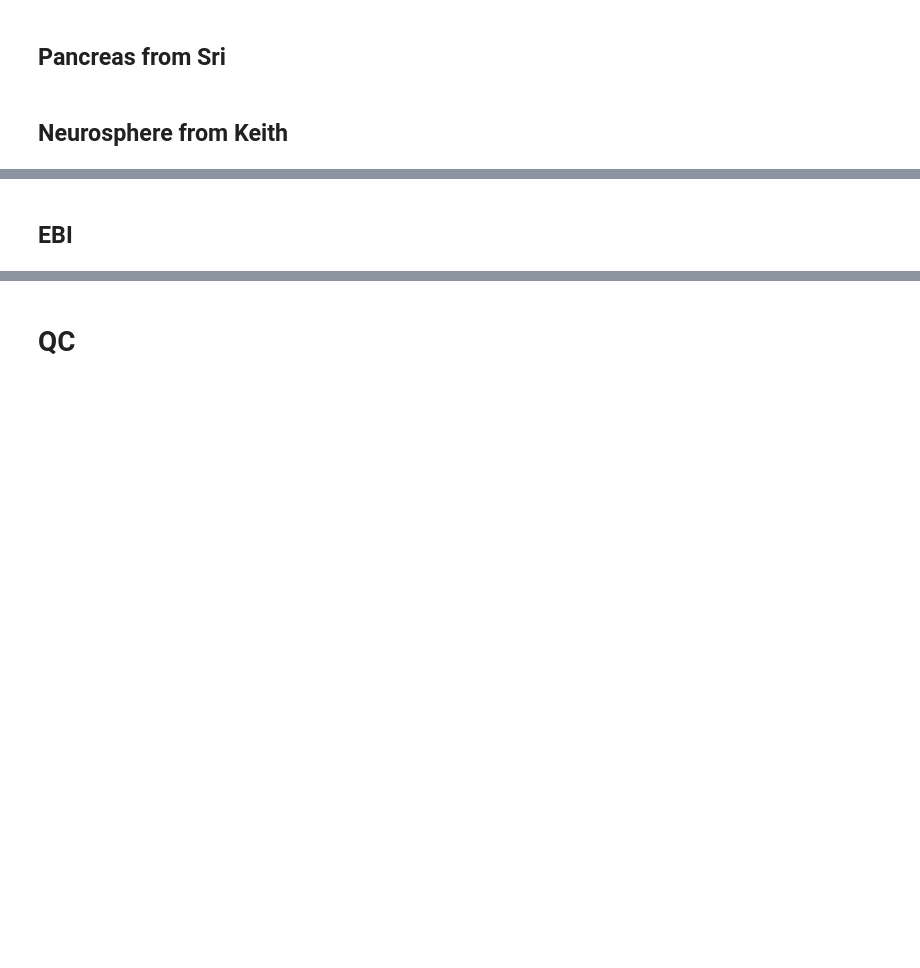
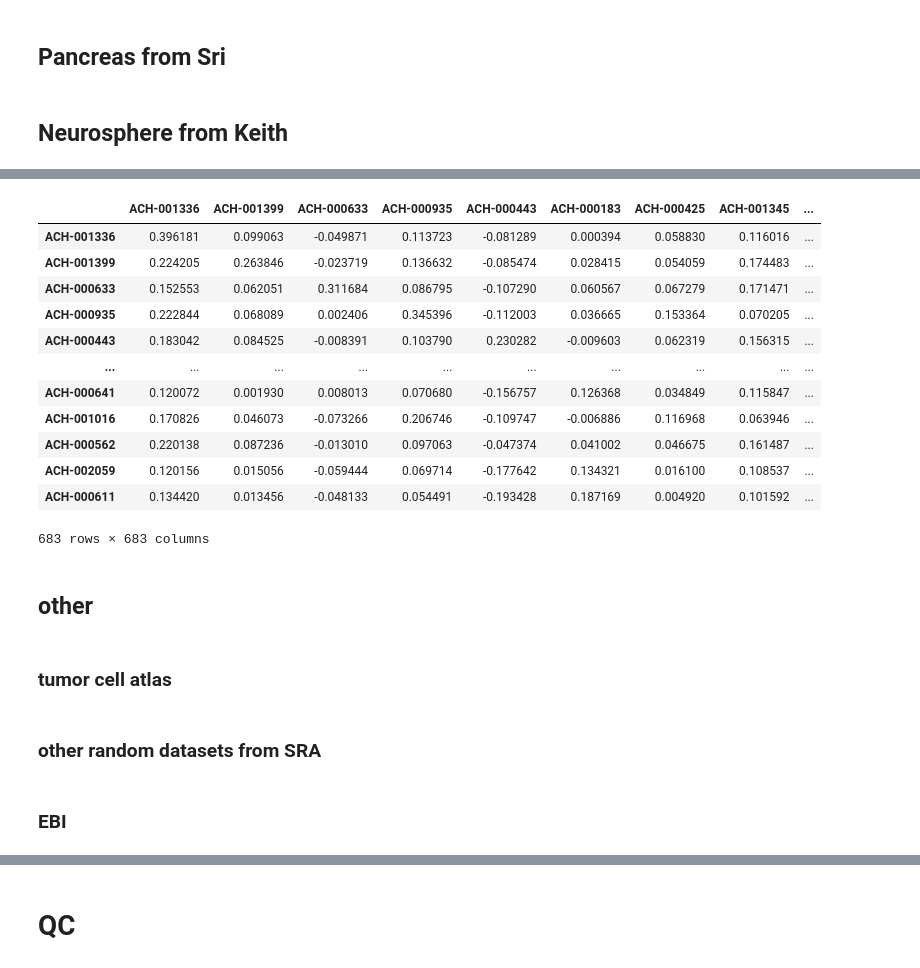
Before and after one commit to broadinstitute/celligner2, a Jupyter notebook: RNA_loading_human.ipynb, the cells around one changed output, grey strips where cells are left out. Cells and saved outputs as stored; diff of their text form; code cells hidden in the pictures; blank space fills up the shorter version.

```diff
--- a/RNA_loading_human.ipynb
+++ b/RNA_loading_human.ipynb
@@ -1313,4 +1295,28 @@ pd.read_csv('') # 40,000 x 3500
+# %%
+val = pd.concat([sanger, CCLE_expression]).T.corr(method='pearson')
+# %%
+val.iloc[683:,:683]
+# %% [output]
+|  | ACH-001336 | ACH-001399 | ACH-000633 | ACH-000935 | ACH-000443 | ACH-000183 | ACH-000425 | ACH-001345 | ... |
+| ACH-001336 | 0.396181 | 0.099063 | -0.049871 | 0.113723 | -0.081289 | 0.000394 | 0.058830 | 0.116016 | ... |
+| ACH-001399 | 0.224205 | 0.263846 | -0.023719 | 0.136632 | -0.085474 | 0.028415 | 0.054059 | 0.174483 | ... |
+| ACH-000633 | 0.152553 | 0.062051 | 0.311684 | 0.086795 | -0.107290 | 0.060567 | 0.067279 | 0.171471 | ... |
+| ACH-000935 | 0.222844 | 0.068089 | 0.002406 | 0.345396 | -0.112003 | 0.036665 | 0.153364 | 0.070205 | ... |
+| ACH-000443 | 0.183042 | 0.084525 | -0.008391 | 0.103790 | 0.230282 | -0.009603 | 0.062319 | 0.156315 | ... |
+| ... | ... | ... | ... | ... | ... | ... | ... | ... | ... |
+| ACH-000641 | 0.120072 | 0.001930 | 0.008013 | 0.070680 | -0.156757 | 0.126368 | 0.034849 | 0.115847 | ... |
+| ACH-001016 | 0.170826 | 0.046073 | -0.073266 | 0.206746 | -0.109747 | -0.006886 | 0.116968 | 0.063946 | ... |
+| ACH-000562 | 0.220138 | 0.087236 | -0.013010 | 0.097063 | -0.047374 | 0.041002 | 0.046675 | 0.161487 | ... |
+| ACH-002059 | 0.120156 | 0.015056 | -0.059444 | 0.069714 | -0.177642 | 0.134321 | 0.016100 | 0.108537 | ... |
+| ACH-000611 | 0.134420 | 0.013456 | -0.048133 | 0.054491 | -0.193428 | 0.187169 | 0.004920 | 0.101592 | ... |
+683 rows × 683 columns
+# %% [markdown]
+## other
+# %% [markdown]
+### tumor cell atlas
+# %% [markdown]
+### other random datasets from SRA
 # %% [markdown]
-## EBI
+### EBI
 # %%
 "https://docs.google.com/spreadsheets/d/1cLHxd9hVkDf1wtPkVAZpZ0rLgZvsOHkQsv9_txVqFzI"
```
Also changed, not shown: parts of 57 cells of this notebook, 4 other files.
